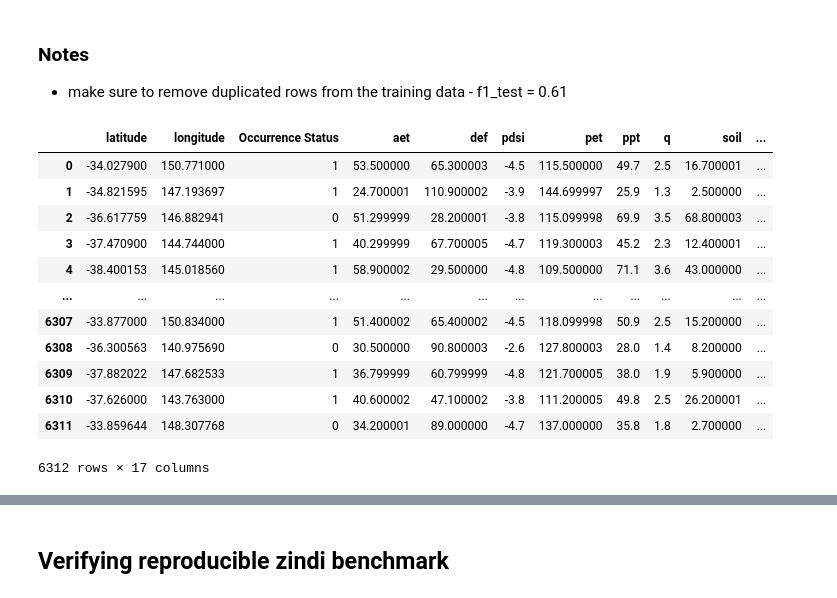
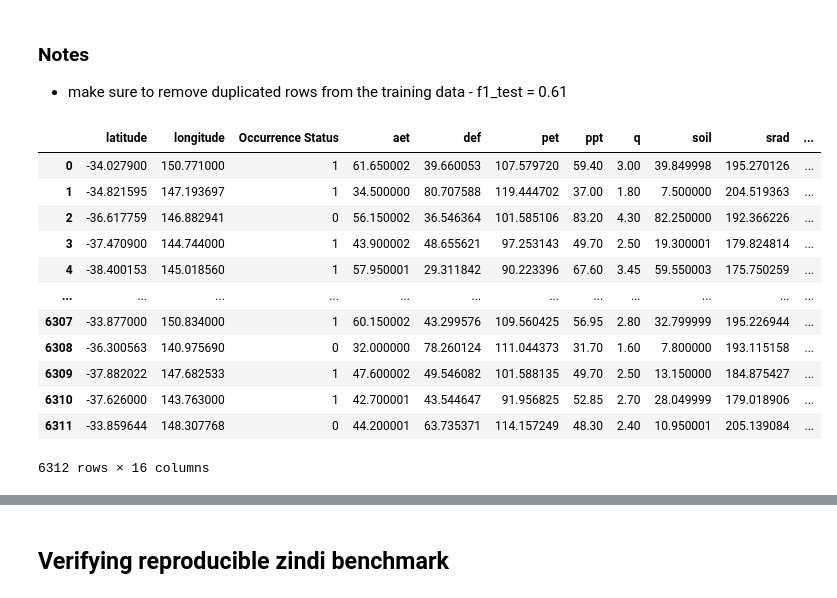
Before and after one commit to e-hokage777/ey-biodiversity-challenge-zindi, a Jupyter notebook: notebooks/inception.ipynb, the cells around one changed output, grey strips where cells are left out. Saved outputs shown, nothing was run; the diff lists cells and outputs as text; code cells hidden in the pictures.

```diff
--- a/notebooks/inception.ipynb
+++ b/notebooks/inception.ipynb
@@ -19,19 +20,20 @@ sys.path.append("../scripts")
 
 from utils import validate_classification
 # %%
-train_df = pd.read_csv("../data/training-with-satellite-features.csv")
+# train_df = pd.read_csv("../data/train-with-satellite-features.csv")
+train_df = pd.read_csv("../data/train-with-sat-avg.csv")
 train_df
 # %% [output]
-|  | latitude | longitude | Occurrence Status | aet | def | pdsi | pet | ppt | q | soil | ... |
-| 0 | -34.027900 | 150.771000 | 1 | 53.500000 | 65.300003 | -4.5 | 115.500000 | 49.7 | 2.5 | 16.700001 | ... |
-| 1 | -34.821595 | 147.193697 | 1 | 24.700001 | 110.900002 | -3.9 | 144.699997 | 25.9 | 1.3 | 2.500000 | ... |
-| 2 | -36.617759 | 146.882941 | 0 | 51.299999 | 28.200001 | -3.8 | 115.099998 | 69.9 | 3.5 | 68.800003 | ... |
-| 3 | -37.470900 | 144.744000 | 1 | 40.299999 | 67.700005 | -4.7 | 119.300003 | 45.2 | 2.3 | 12.400001 | ... |
-| 4 | -38.400153 | 145.018560 | 1 | 58.900002 | 29.500000 | -4.8 | 109.500000 | 71.1 | 3.6 | 43.000000 | ... |
+|  | latitude | longitude | Occurrence Status | aet | def | pet | ppt | q | soil | srad | ... |
+| 0 | -34.027900 | 150.771000 | 1 | 61.650002 | 39.660053 | 107.579720 | 59.40 | 3.00 | 39.849998 | 195.270126 | ... |
+| 1 | -34.821595 | 147.193697 | 1 | 34.500000 | 80.707588 | 119.444702 | 37.00 | 1.80 | 7.500000 | 204.519363 | ... |
+| 2 | -36.617759 | 146.882941 | 0 | 56.150002 | 36.546364 | 101.585106 | 83.20 | 4.30 | 82.250000 | 192.366226 | ... |
+| 3 | -37.470900 | 144.744000 | 1 | 43.900002 | 48.655621 | 97.253143 | 49.70 | 2.50 | 19.300001 | 179.824814 | ... |
+| 4 | -38.400153 | 145.018560 | 1 | 57.950001 | 29.311842 | 90.223396 | 67.60 | 3.45 | 59.550003 | 175.750259 | ... |
 | ... | ... | ... | ... | ... | ... | ... | ... | ... | ... | ... | ... |
-| 6307 | -33.877000 | 150.834000 | 1 | 51.400002 | 65.400002 | -4.5 | 118.099998 | 50.9 | 2.5 | 15.200000 | ... |
-| 6308 | -36.300563 | 140.975690 | 0 | 30.500000 | 90.800003 | -2.6 | 127.800003 | 28.0 | 1.4 | 8.200000 | ... |
-| 6309 | -37.882022 | 147.682533 | 1 | 36.799999 | 60.799999 | -4.8 | 121.700005 | 38.0 | 1.9 | 5.900000 | ... |
-| 6310 | -37.626000 | 143.763000 | 1 | 40.600002 | 47.100002 | -3.8 | 111.200005 | 49.8 | 2.5 | 26.200001 | ... |
-| 6311 | -33.859644 | 148.307768 | 0 | 34.200001 | 89.000000 | -4.7 | 137.000000 | 35.8 | 1.8 | 2.700000 | ... |
+| 6307 | -33.877000 | 150.834000 | 1 | 60.150002 | 43.299576 | 109.560425 | 56.95 | 2.80 | 32.799999 | 195.226944 | ... |
+| 6308 | -36.300563 | 140.975690 | 0 | 32.000000 | 78.260124 | 111.044373 | 31.70 | 1.60 | 7.800000 | 193.115158 | ... |
+| 6309 | -37.882022 | 147.682533 | 1 | 47.600002 | 49.546082 | 101.588135 | 49.70 | 2.50 | 13.150000 | 184.875427 | ... |
+| 6310 | -37.626000 | 143.763000 | 1 | 42.700001 | 43.544647 | 91.956825 | 52.85 | 2.70 | 28.049999 | 179.018906 | ... |
+| 6311 | -33.859644 | 148.307768 | 0 | 44.200001 | 63.735371 | 114.157249 | 48.30 | 2.40 | 10.950001 | 205.139084 | ... |
-6312 rows × 17 columns
+6312 rows × 16 columns
```
Also changed, not shown: parts of 13 cells of this notebook, 2 other files.
